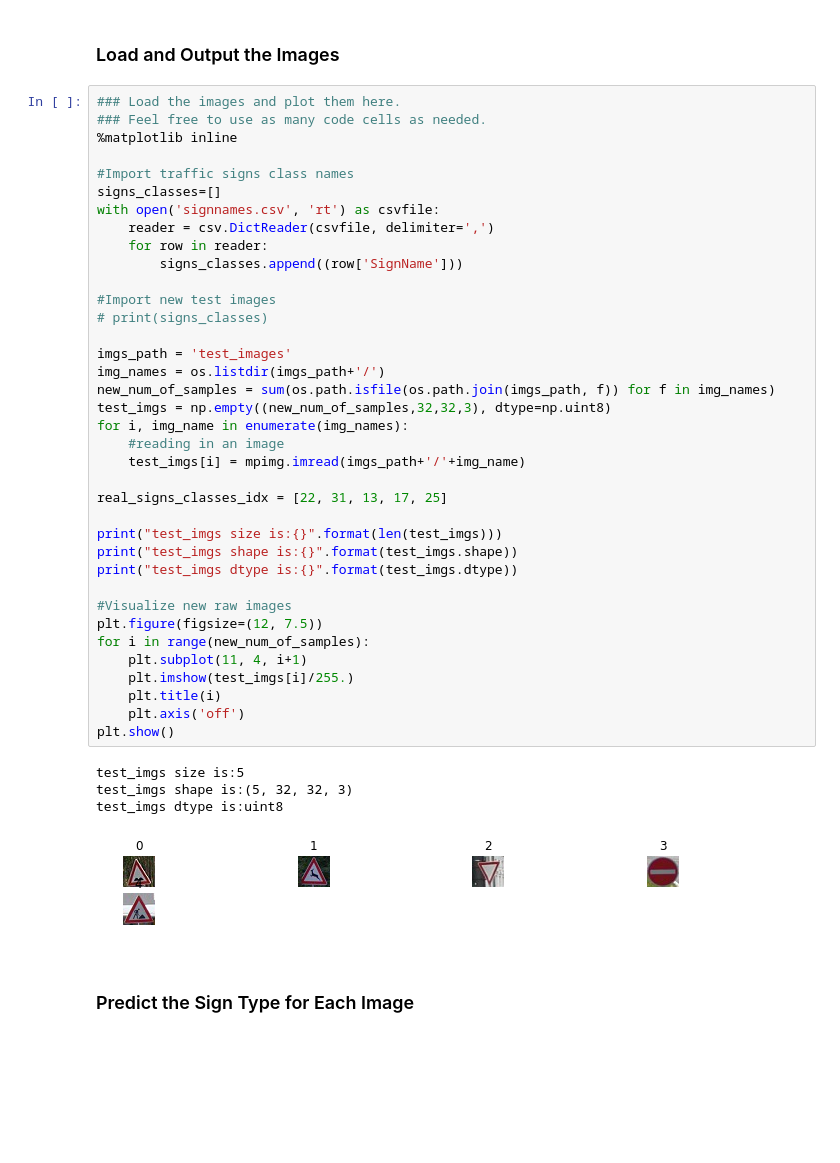
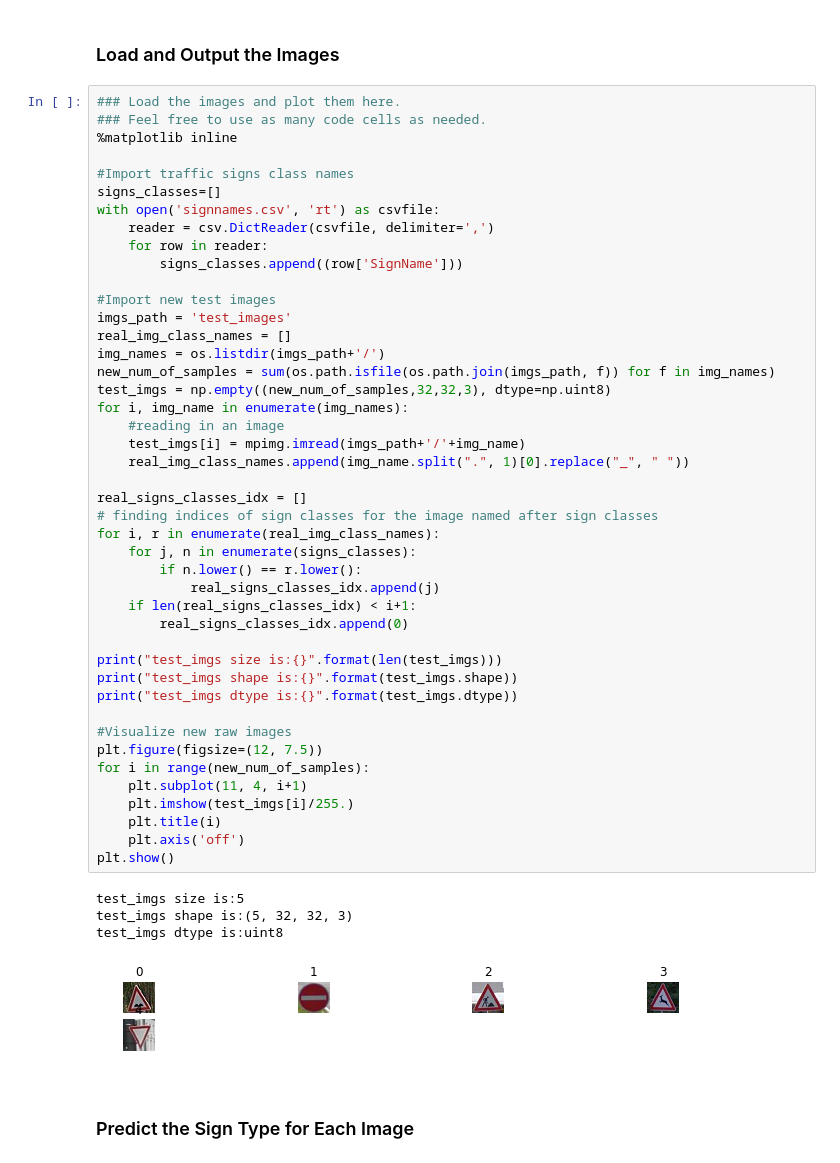
Before and after one commit to sim4life/CarND-Traffic-Sign-Classifier-Project, a Jupyter notebook: Traffic_Sign_Classifier.ipynb, the cells around one changed output. Drawn from its saved outputs; the diff is of its cells as text; blank space fills up the shorter version.

Commit message:
Improving sign classes indices slection

```diff
--- a/Traffic_Sign_Classifier.ipynb
+++ b/Traffic_Sign_Classifier.ipynb
@@ -443,37 +442,44 @@ with open('signnames.csv', 'rt') as csvfile:
     reader = csv.DictReader(csvfile, delimiter=',')
     for row in reader:
         signs_classes.append((row['SignName']))
 
 #Import new test images
-# print(signs_classes)
-
 imgs_path = 'test_images'
+real_img_class_names = []
 img_names = os.listdir(imgs_path+'/')
 new_num_of_samples = sum(os.path.isfile(os.path.join(imgs_path, f)) for f in img_names)
 test_imgs = np.empty((new_num_of_samples,32,32,3), dtype=np.uint8)
 for i, img_name in enumerate(img_names):
     #reading in an image
     test_imgs[i] = mpimg.imread(imgs_path+'/'+img_name)
+    real_img_class_names.append(img_name.split(".", 1)[0].replace("_", " "))
 
-real_signs_classes_idx = [22, 31, 13, 17, 25]
+real_signs_classes_idx = []
+# finding indices of sign classes for the image named after sign classes
+for i, r in enumerate(real_img_class_names):
+    for j, n in enumerate(signs_classes):
+        if n.lower() == r.lower():
+            real_signs_classes_idx.append(j)
+    if len(real_signs_classes_idx) < i+1:
+        real_signs_classes_idx.append(0)
 
 print("test_imgs size is:{}".format(len(test_imgs)))
 print("test_imgs shape is:{}".format(test_imgs.shape))
 print("test_imgs dtype is:{}".format(test_imgs.dtype))
 
 #Visualize new raw images
 plt.figure(figsize=(12, 7.5))
 for i in range(new_num_of_samples):
     plt.subplot(11, 4, i+1)
     plt.imshow(test_imgs[i]/255.)
     plt.title(i)
     plt.axis('off')
 plt.show()
 # %% [output]
 test_imgs size is:5
 test_imgs shape is:(5, 32, 32, 3)
 test_imgs dtype is:uint8
-[figure, old version]
+[figure, new version]
 # %% [markdown]
 ### Predict the Sign Type for Each Image
 # %%
```
Also changed, not shown: parts of 3 cells of this notebook, 2 other files.
